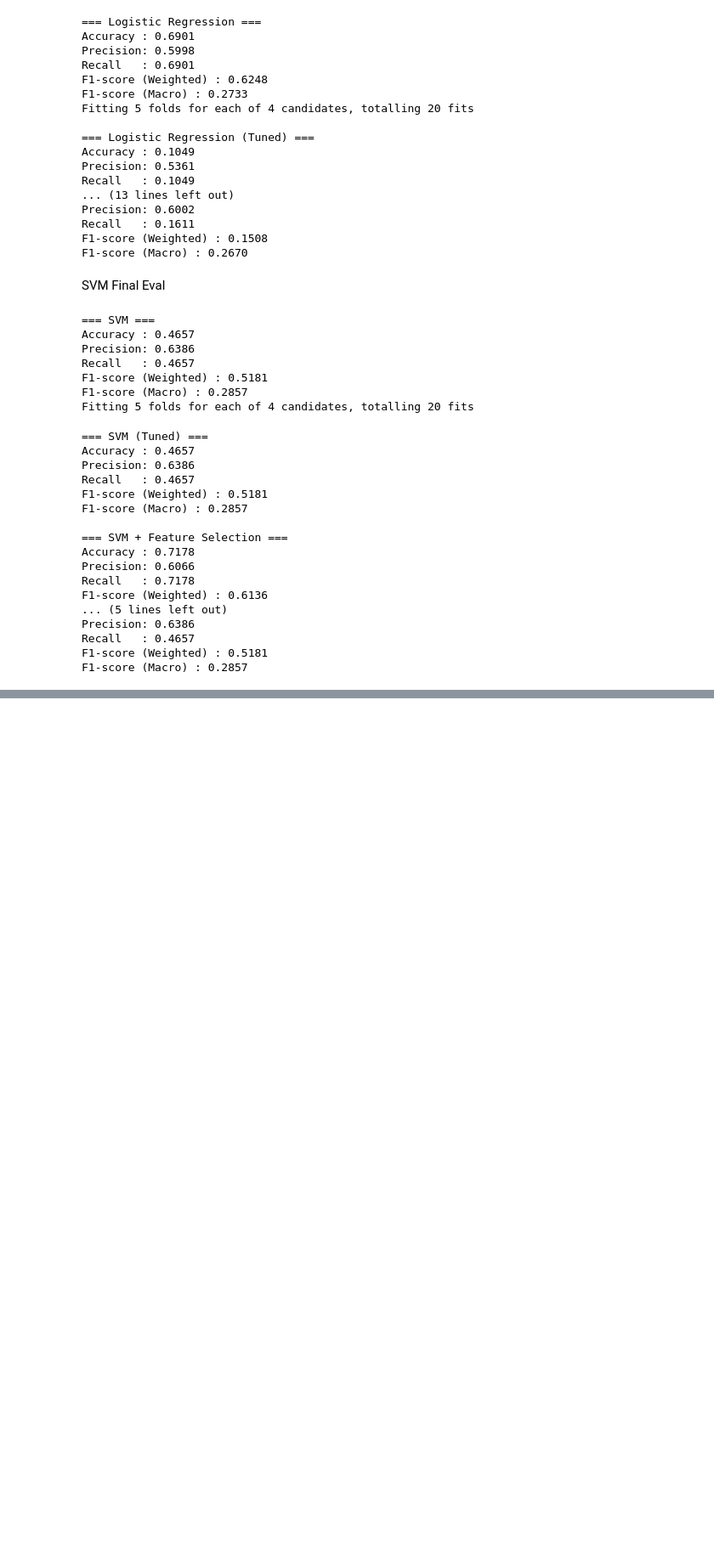
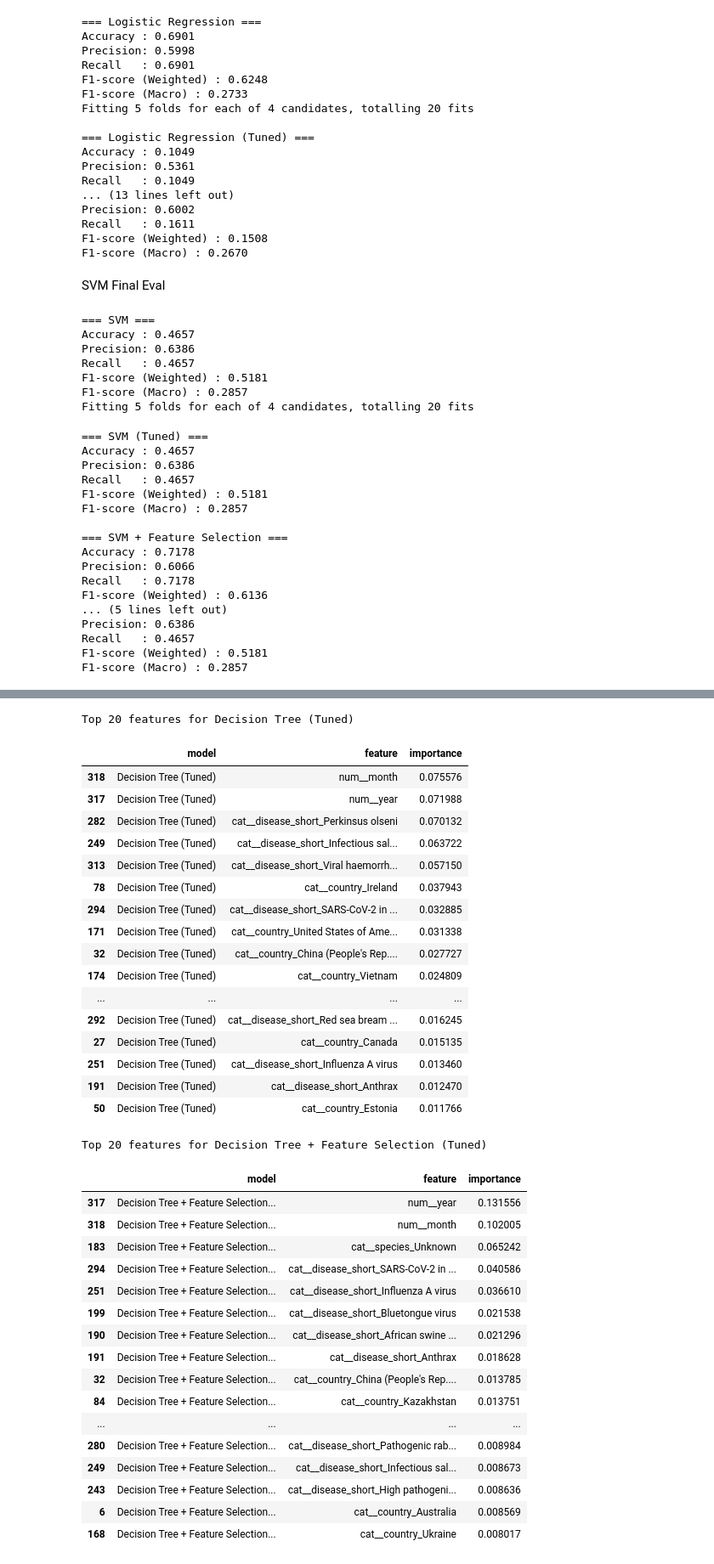
Before and after one commit to ncsalam/Animal-Health-Incidents-ML-, a Jupyter notebook: CSC522_Final_Project.ipynb, the cells around one changed output, grey strips where cells are left out. Shown at 85% size. Drawn from its saved outputs; the diff is of its cells as text; code cells hidden in the pictures; blank space fills up the shorter version.

```diff
--- a/CSC522_Final_Project.ipynb
+++ b/CSC522_Final_Project.ipynb
@@ -2158,0 +2517,80 @@ F1-score (Macro) : 0.2857
+# %%
+def tree_feature_importance_table(name, model, top_n=20):
+    best_estimator = model.best_estimator_ if hasattr(model, "best_estimator_") else model
+    feature_names = get_feature_names_from_pipeline(model)
+
+    if feature_names is None:
+        print(f"{name}: Could not extract feature names.")
+        return None
+
+    classifier = best_estimator.named_steps["classifier"]
+
+    if not hasattr(classifier, "feature_importances_"):
+        print(f"{name}: Classifier does not expose feature_importances_.")
+        return None
+
+    importance_df = pd.DataFrame({
+        "model": name,
+        "feature": feature_names,
+        "importance": classifier.feature_importances_
+    }).sort_values("importance", ascending=False)
+
+    print(f"\nTop {top_n} features for {name}")
+    display(importance_df.head(top_n))
+
+    return importance_df
+
+
+tree_importance_dfs = []
+
+tree_models_for_insight = {
+    "Decision Tree (Tuned)": grid_search_dt,
+    "Decision Tree + Feature Selection (Tuned)": grid_search_dt_kbest,
+    "Random Forest (Tuned)": grid_search_rf,
+    "Random Forest + Feature Selection (Tuned)": grid_search_rf_feature_selection,
+    "AdaBoost (Tuned)": grid_search_ada,
+}
+
+for name, model in tree_models_for_insight.items():
+    result = tree_feature_importance_table(name, model)
+    if result is not None:
+        tree_importance_dfs.append(result)
+
+all_tree_importances = pd.concat(tree_importance_dfs, ignore_index=True)
+# %% [output]
+Top 20 features for Decision Tree (Tuned)
+|  | model | feature | importance |
+| 318 | Decision Tree (Tuned) | num__month | 0.075576 |
+| 317 | Decision Tree (Tuned) | num__year | 0.071988 |
+| 282 | Decision Tree (Tuned) | cat__disease_short_Perkinsus olseni | 0.070132 |
+| 249 | Decision Tree (Tuned) | cat__disease_short_Infectious sal... | 0.063722 |
+| 313 | Decision Tree (Tuned) | cat__disease_short_Viral haemorrh... | 0.057150 |
+| 78 | Decision Tree (Tuned) | cat__country_Ireland | 0.037943 |
+| 294 | Decision Tree (Tuned) | cat__disease_short_SARS-CoV-2 in ... | 0.032885 |
+| 171 | Decision Tree (Tuned) | cat__country_United States of Ame... | 0.031338 |
+| 32 | Decision Tree (Tuned) | cat__country_China (People's Rep.... | 0.027727 |
+| 174 | Decision Tree (Tuned) | cat__country_Vietnam | 0.024809 |
+| ... | ... | ... | ... |
+| 292 | Decision Tree (Tuned) | cat__disease_short_Red sea bream ... | 0.016245 |
+| 27 | Decision Tree (Tuned) | cat__country_Canada | 0.015135 |
+| 251 | Decision Tree (Tuned) | cat__disease_short_Influenza A virus | 0.013460 |
+| 191 | Decision Tree (Tuned) | cat__disease_short_Anthrax | 0.012470 |
+| 50 | Decision Tree (Tuned) | cat__country_Estonia | 0.011766 |
+Top 20 features for Decision Tree + Feature Selection (Tuned)
+|  | model | feature | importance |
+| 317 | Decision Tree + Feature Selection... | num__year | 0.131556 |
+| 318 | Decision Tree + Feature Selection... | num__month | 0.102005 |
+| 183 | Decision Tree + Feature Selection... | cat__species_Unknown | 0.065242 |
+| 294 | Decision Tree + Feature Selection... | cat__disease_short_SARS-CoV-2 in ... | 0.040586 |
+| 251 | Decision Tree + Feature Selection... | cat__disease_short_Influenza A virus | 0.036610 |
+| 199 | Decision Tree + Feature Selection... | cat__disease_short_Bluetongue virus | 0.021538 |
+| 190 | Decision Tree + Feature Selection... | cat__disease_short_African swine ... | 0.021296 |
+| 191 | Decision Tree + Feature Selection... | cat__disease_short_Anthrax | 0.018628 |
+| 32 | Decision Tree + Feature Selection... | cat__country_China (People's Rep.... | 0.013785 |
+| 84 | Decision Tree + Feature Selection... | cat__country_Kazakhstan | 0.013751 |
+| ... | ... | ... | ... |
+| 280 | Decision Tree + Feature Selection... | cat__disease_short_Pathogenic rab... | 0.008984 |
+| 249 | Decision Tree + Feature Selection... | cat__disease_short_Infectious sal... | 0.008673 |
+| 243 | Decision Tree + Feature Selection... | cat__disease_short_High pathogeni... | 0.008636 |
+| 6 | Decision Tree + Feature Selection... | cat__country_Australia | 0.008569 |
+| 168 | Decision Tree + Feature Selection... | cat__country_Ukraine | 0.008017 |
```
Also changed, not shown: parts of 23 cells of this notebook.
